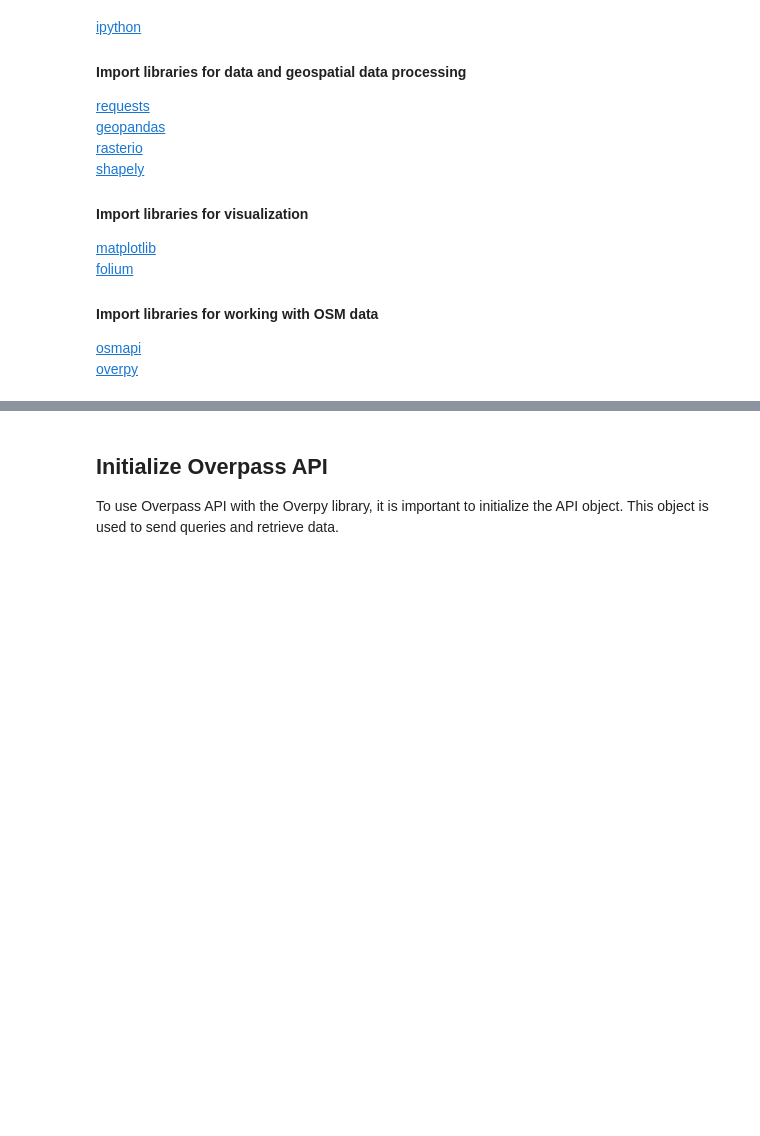
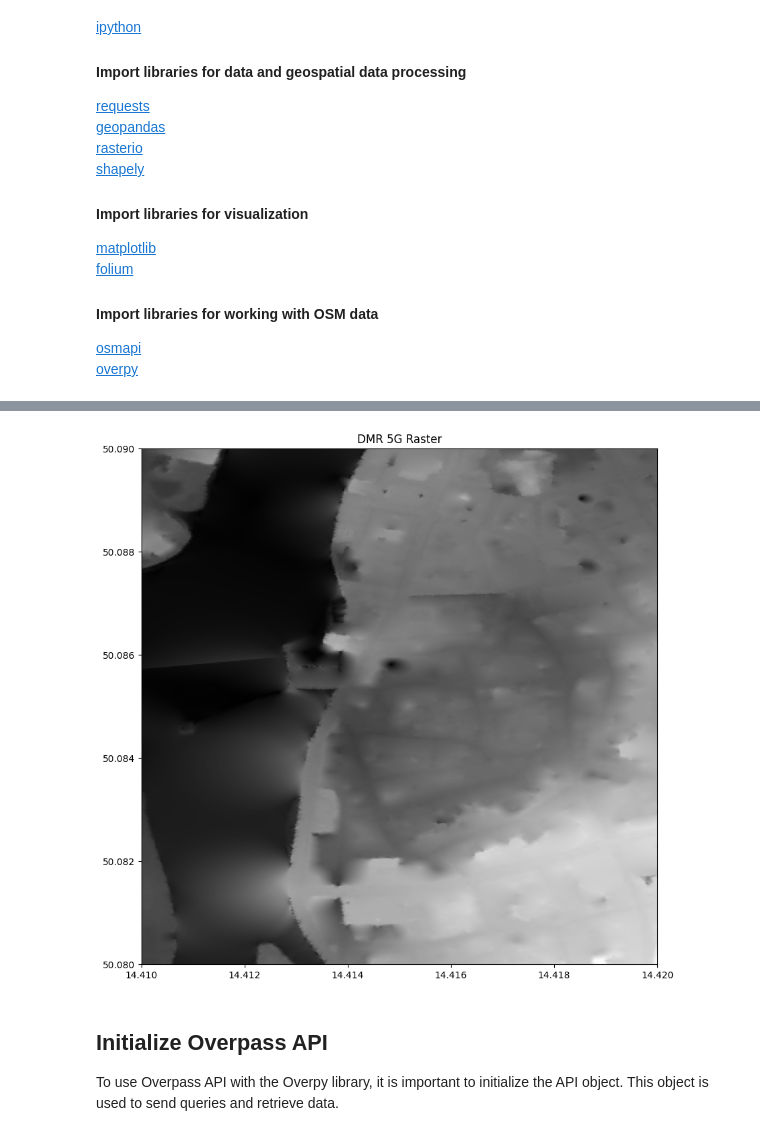
Before and after one commit to kovarmi9/UZPR_elevation_profile_analysis, a Jupyter notebook: elevatin_profile_analysis.ipynb, the cells around one changed output, grey strips where cells are left out. Cells and saved outputs as stored; diff of their text form; code cells hidden in the pictures; blank space fills up the shorter version.

Commit message:
Added raster download before importing some libraries, because it solves same errors with enconding of raster

```diff
--- a/elevatin_profile_analysis.ipynb
+++ b/elevatin_profile_analysis.ipynb
@@ -52,3 +56,50 @@ import overpy
+# %%
+# Bounding box coordinates for a small area in Prague
+bbox = [14.41, 50.08, 14.42, 50.09]
+
+# URL for the image server
+url = "https://ags.cuzk.cz/arcgis2/rest/services/dmr5g/ImageServer/exportImage"
+
+# Parameters for the request
+params = {
+    "bbox": f"{bbox[0]},{bbox[1]},{bbox[2]},{bbox[3]}",  # Bounding box coordinates (minx, miny, maxx, maxy)
+    "bboxSR": 4326,  # Spatial reference system for the bounding box (WGS 84)
+    "imageSR": 4326,  # Spatial reference system for the image (WGS 84)
+    "size": "500,500",  # Fixed image size (in pixels)
+    "format": "tiff",  # Output format (TIFF)
+    "f": "image"  # Request for an image (raster data)
+}
+
+# Send the request to the server
+response = requests.get(url, params=params)
+
+if response.status_code == 200:
+    # Save the response content (TIFF file) to a local file
+    with open("dmr5g_bounding_box.tif", "wb") as f:
+        f.write(response.content)
+
+    # Open the saved TIFF file using rasterio
+    with rasterio.open("dmr5g_bounding_box.tif") as src:
+        fig, ax = plt.subplots(figsize=(10, 10))
+
+        # Display the raster image
+        show(src, ax=ax, cmap='gray')
+
+        # Add a title
+        plt.title("DMR 5G Raster")
+
+        # Show the plot
+        plt.show()
+else:
+    print(f"Failed to download raster data. Status code: {response.status_code}")
+
+
+# Import of libraries that makes problem when are imported before raster download
+import geopandas as gpd
+import folium
+from folium.plugins import MarkerCluster
+# %% [output]
+[figure, added]
 # %% [markdown]
 ## Initialize Overpass API
 
```
Also changed, not shown: parts of 5 cells of this notebook.
